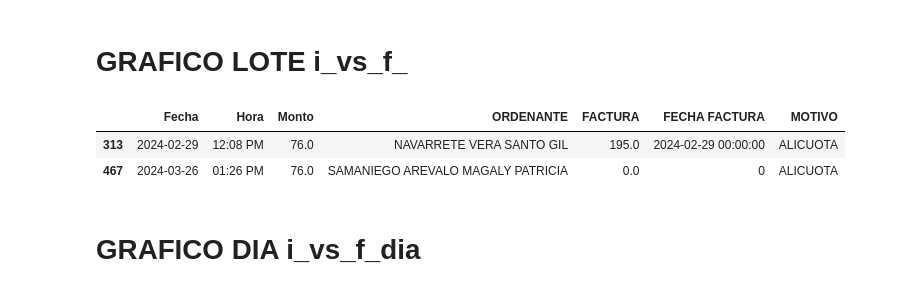
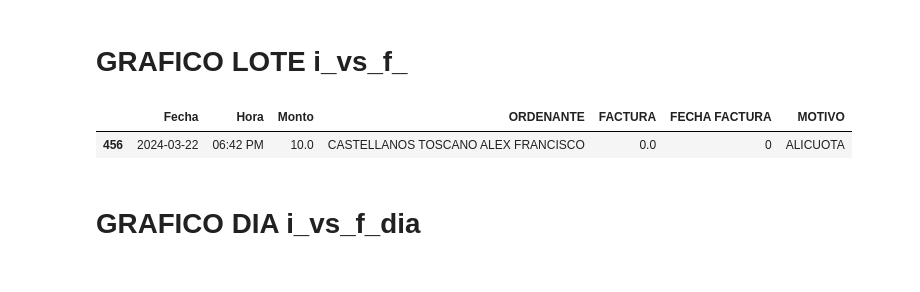
Before and after one commit to MiliPalacios/Proyecto, a Jupyter notebook: Borrador.ipynb, the cells around one changed output. Saved outputs shown, nothing was run; the diff lists cells and outputs as text; code cells hidden in the pictures.

```diff
--- a/Borrador.ipynb
+++ b/Borrador.ipynb
@@ -73,13 +73,12 @@ array([  0. ,   1.2,   4. ,   6.4,   8. ,  10. ,  11.1,  11.2,  12.1,
 # %% [markdown]
 # GRAFICO LOTE i_vs_f_
 # %%
-lote=4
+lote=8
 datos_lote=datos[datos["LOTE"].isin([lote])].drop(columns=["LOTE","MES","ESTADO CONTABILIDAD","CUENTA ORIGEN","DESCRIPCION BANCO","OBSERVACIONES","OBSERVACION","Tipo de transacción","Oficina","Concepto","Documento","Saldo","DETALLE PAGO","BANCO","N. de comprobante"])
 datos_lote
 # %% [output]
 |  | Fecha | Hora | Monto | ORDENANTE | FACTURA | FECHA FACTURA | MOTIVO |
-| 313 | 2024-02-29 | 12:08 PM | 76.0 | NAVARRETE VERA SANTO GIL | 195.0 | 2024-02-29 00:00:00 | ALICUOTA |
-| 467 | 2024-03-26 | 01:26 PM | 76.0 | SAMANIEGO AREVALO MAGALY PATRICIA | 0.0 | 0 | ALICUOTA |
+| 456 | 2024-03-22 | 06:42 PM | 10.0 | CASTELLANOS TOSCANO ALEX FRANCISCO | 0.0 | 0 | ALICUOTA |
 # %%
 valores_ingresos_l=datos_lote["Monto"].sum()
 facturas_l=datos_lote[datos_lote["FACTURA"]!=0]
```
Also changed, not shown: parts of 2 cells of this notebook, 6 other files.
